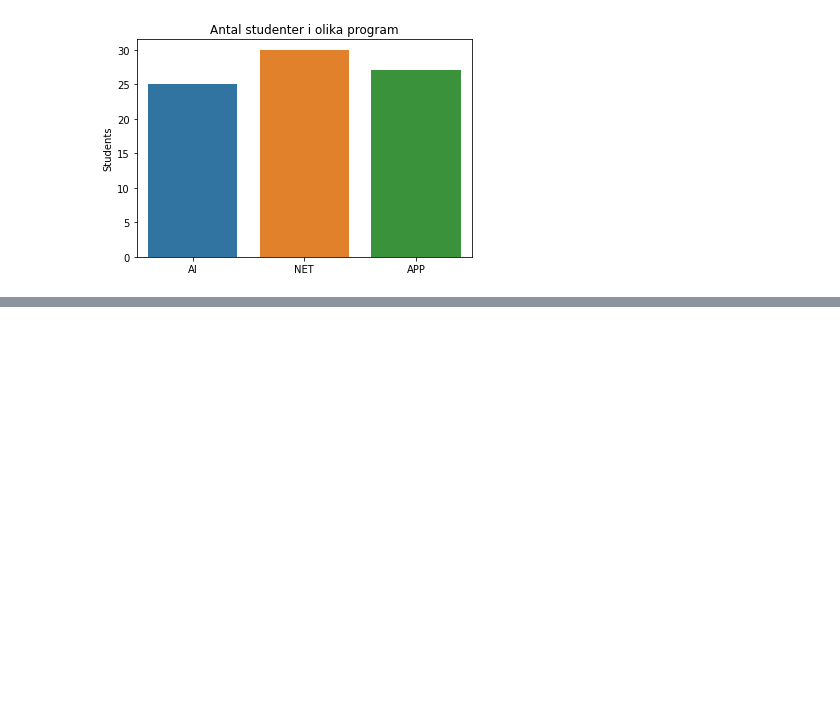
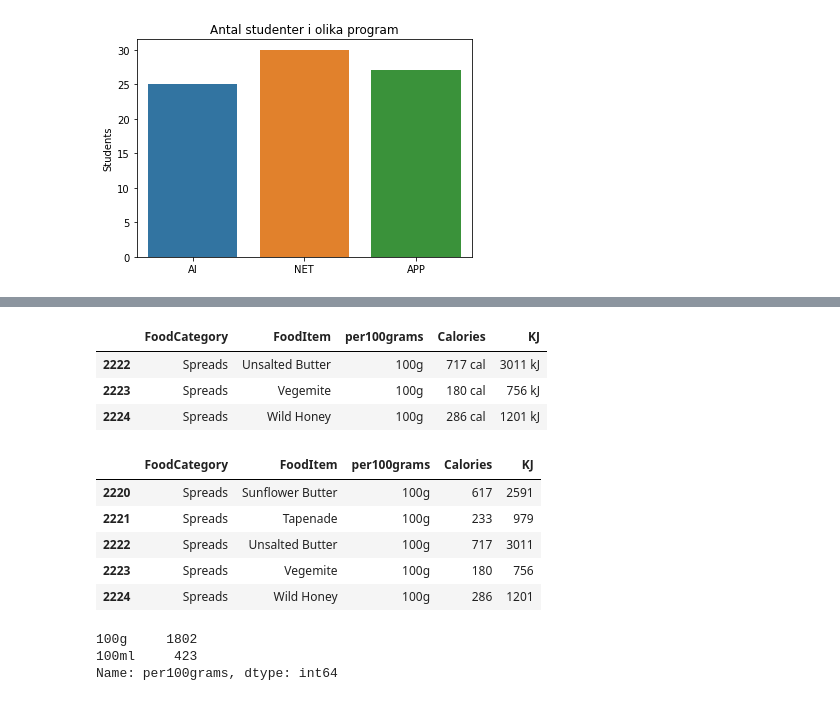
Before and after one commit to Lelelass/Databehandling-21, a Jupyter notebook: Code-alongs/pandas-basics.ipynb, the cells around one changed output, grey strips where cells are left out. Drawn from its saved outputs; the diff is of its cells as text; code cells hidden in the pictures; blank space fills up the shorter version.

```diff
--- a/Code-alongs/pandas-basics.ipynb
+++ b/Code-alongs/pandas-basics.ipynb
@@ -112,0 +126,29 @@ print(df[df["FoodCategory"] == "CannedFruit"])
+# %%
+calories = df.rename(dict(Cals_per100grams = "Calories", KJ_per100grams = "KJ"), axis = "columns")
+calories.tail(3)
+# %% [output]
+|  | FoodCategory | FoodItem | per100grams | Calories | KJ |
+| 2222 | Spreads | Unsalted Butter | 100g | 717 cal | 3011 kJ |
+| 2223 | Spreads | Vegemite | 100g | 180 cal | 756 kJ |
+| 2224 | Spreads | Wild Honey | 100g | 286 cal | 1201 kJ |
+# %%
+#import re
+#re.sub("\s\w+", " ")
+calories["Calories"] = calories["Calories"].str[:-3].astype(int)
+calories["KJ"] = calories["KJ"].str[:-2].astype(int)
+
+
+calories.tail()
+# %% [output]
+|  | FoodCategory | FoodItem | per100grams | Calories | KJ |
+| 2220 | Spreads | Sunflower Butter | 100g | 617 | 2591 |
+| 2221 | Spreads | Tapenade | 100g | 233 | 979 |
+| 2222 | Spreads | Unsalted Butter | 100g | 717 | 3011 |
+| 2223 | Spreads | Vegemite | 100g | 180 | 756 |
+| 2224 | Spreads | Wild Honey | 100g | 286 | 1201 |
+# %%
+calories["per100grams"].value_counts()
+# %% [output]
+100g     1802
+100ml     423
+Name: per100grams, dtype: int64
```
Also changed, not shown: parts of 7 cells of this notebook.
